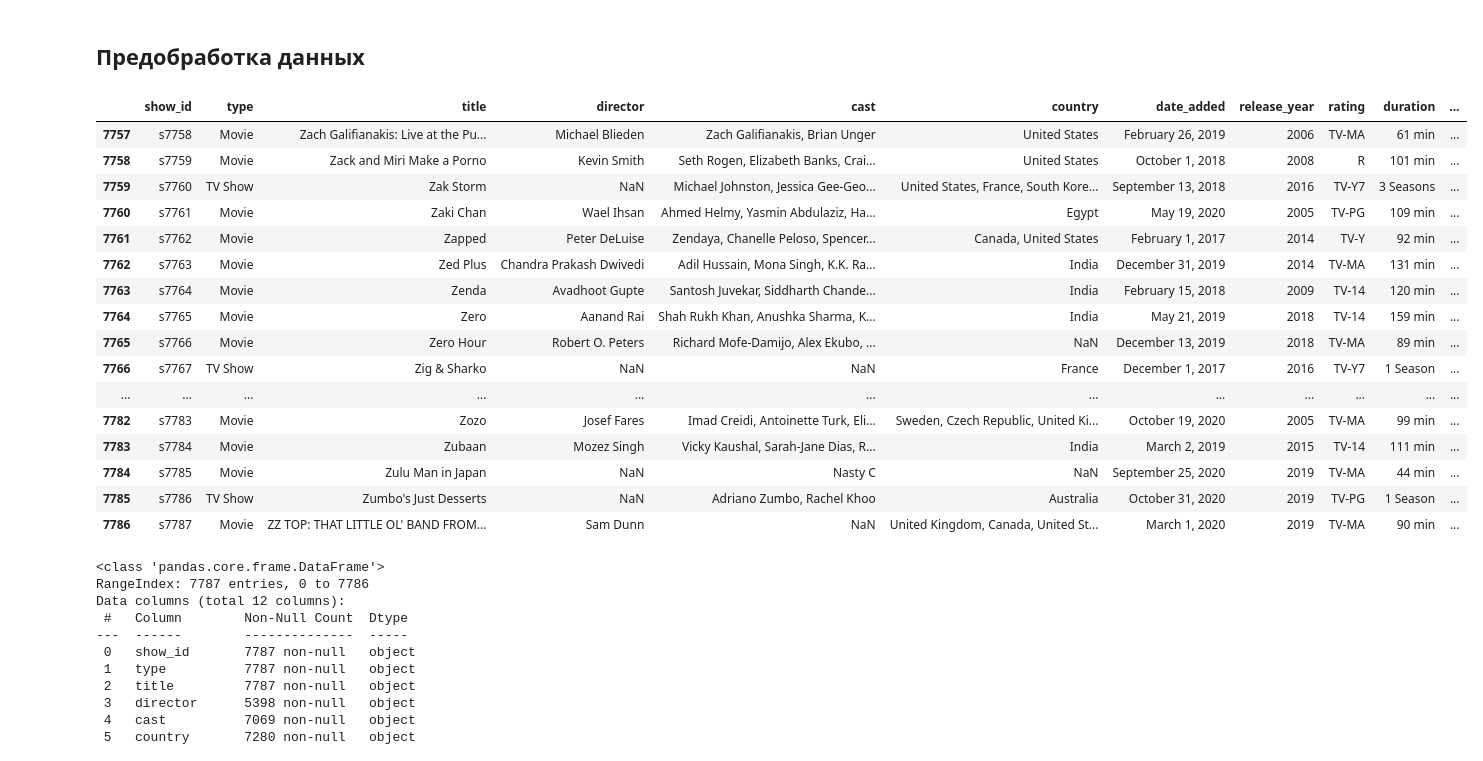
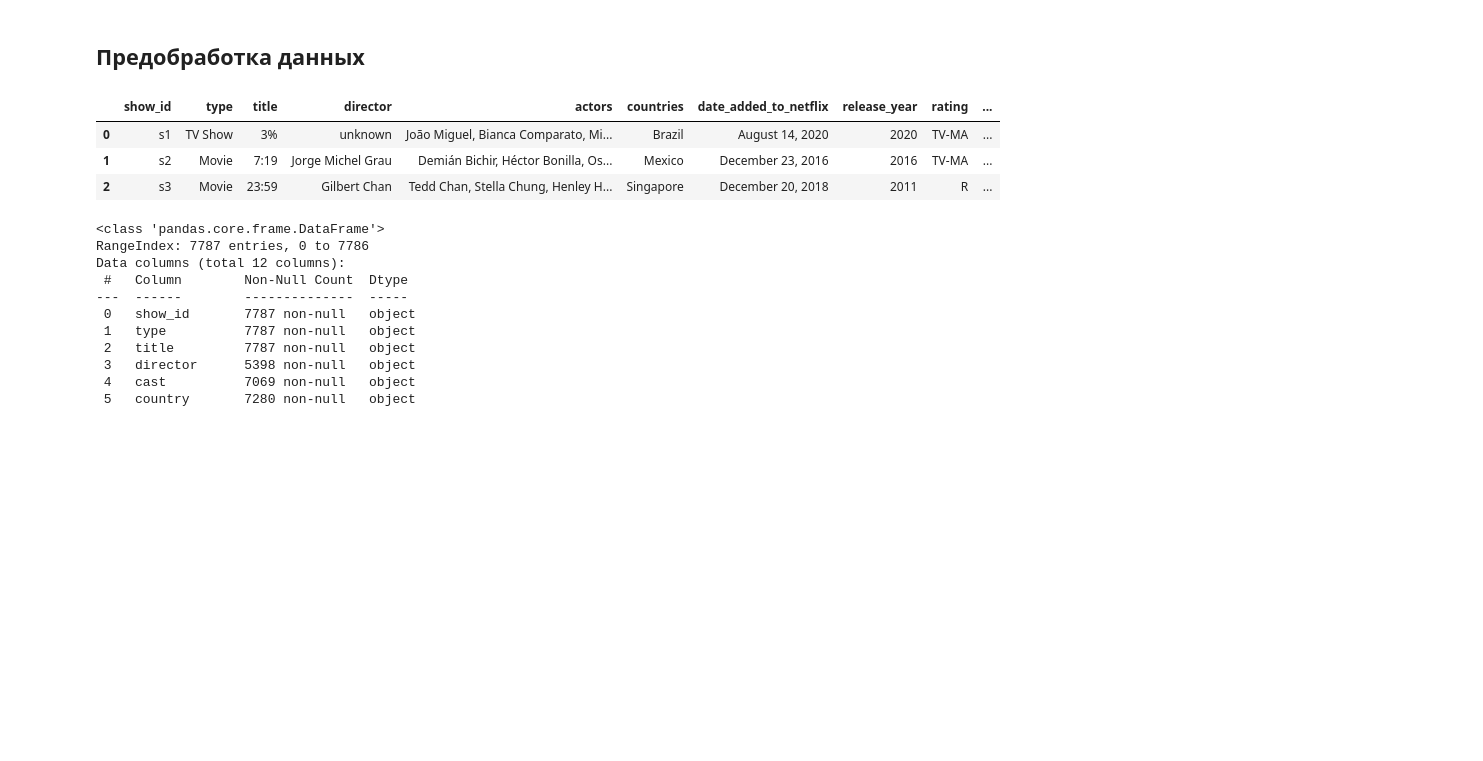
Before and after one commit to Penguin-Run/Netflix_Analysis, a Jupyter notebook: analysis.ipynb, the cells around one changed output. Drawn from its saved outputs; the diff is of its cells as text; code cells hidden in the pictures; blank space fills up the shorter version.

```diff
--- a/analysis.ipynb
+++ b/analysis.ipynb
@@ -17,25 +17,12 @@ import pandas as pd
 # %%
 df = pd.read_csv('./netflix_titles.csv')
 # %%
-df.tail(30)
+df.loc[:2]
 # %% [output]
-|  | show_id | type | title | director | cast | country | date_added | release_year | rating | duration | ... |
-| 7757 | s7758 | Movie | Zach Galifianakis: Live at the Pu... | Michael Blieden | Zach Galifianakis, Brian Unger | United States | February 26, 2019 | 2006 | TV-MA | 61 min | ... |
-| 7758 | s7759 | Movie | Zack and Miri Make a Porno | Kevin Smith | Seth Rogen, Elizabeth Banks, Crai... | United States | October 1, 2018 | 2008 | R | 101 min | ... |
-| 7759 | s7760 | TV Show | Zak Storm | NaN | Michael Johnston, Jessica Gee-Geo... | United States, France, South Kore... | September 13, 2018 | 2016 | TV-Y7 | 3 Seasons | ... |
-| 7760 | s7761 | Movie | Zaki Chan | Wael Ihsan | Ahmed Helmy, Yasmin Abdulaziz, Ha... | Egypt | May 19, 2020 | 2005 | TV-PG | 109 min | ... |
-| 7761 | s7762 | Movie | Zapped | Peter DeLuise | Zendaya, Chanelle Peloso, Spencer... | Canada, United States | February 1, 2017 | 2014 | TV-Y | 92 min | ... |
-| 7762 | s7763 | Movie | Zed Plus | Chandra Prakash Dwivedi | Adil Hussain, Mona Singh, K.K. Ra... | India | December 31, 2019 | 2014 | TV-MA | 131 min | ... |
-| 7763 | s7764 | Movie | Zenda | Avadhoot Gupte | Santosh Juvekar, Siddharth Chande... | India | February 15, 2018 | 2009 | TV-14 | 120 min | ... |
-| 7764 | s7765 | Movie | Zero | Aanand Rai | Shah Rukh Khan, Anushka Sharma, K... | India | May 21, 2019 | 2018 | TV-14 | 159 min | ... |
-| 7765 | s7766 | Movie | Zero Hour | Robert O. Peters | Richard Mofe-Damijo, Alex Ekubo, ... | NaN | December 13, 2019 | 2018 | TV-MA | 89 min | ... |
-| 7766 | s7767 | TV Show | Zig & Sharko | NaN | NaN | France | December 1, 2017 | 2016 | TV-Y7 | 1 Season | ... |
-| ... | ... | ... | ... | ... | ... | ... | ... | ... | ... | ... | ... |
-| 7782 | s7783 | Movie | Zozo | Josef Fares | Imad Creidi, Antoinette Turk, Eli... | Sweden, Czech Republic, United Ki... | October 19, 2020 | 2005 | TV-MA | 99 min | ... |
-| 7783 | s7784 | Movie | Zubaan | Mozez Singh | Vicky Kaushal, Sarah-Jane Dias, R... | India | March 2, 2019 | 2015 | TV-14 | 111 min | ... |
-| 7784 | s7785 | Movie | Zulu Man in Japan | NaN | Nasty C | NaN | September 25, 2020 | 2019 | TV-MA | 44 min | ... |
-| 7785 | s7786 | TV Show | Zumbo's Just Desserts | NaN | Adriano Zumbo, Rachel Khoo | Australia | October 31, 2020 | 2019 | TV-PG | 1 Season | ... |
-| 7786 | s7787 | Movie | ZZ TOP: THAT LITTLE OL' BAND FROM... | Sam Dunn | NaN | United Kingdom, Canada, United St... | March 1, 2020 | 2019 | TV-MA | 90 min | ... |
+|  | show_id | type | title | director | actors | countries | date_added_to_netflix | release_year | rating | ... |
+| 0 | s1 | TV Show | 3% | unknown | João Miguel, Bianca Comparato, Mi... | Brazil | August 14, 2020 | 2020 | TV-MA | ... |
+| 1 | s2 | Movie | 7:19 | Jorge Michel Grau | Demián Bichir, Héctor Bonilla, Os... | Mexico | December 23, 2016 | 2016 | TV-MA | ... |
+| 2 | s3 | Movie | 23:59 | Gilbert Chan | Tedd Chan, Stella Chung, Henley H... | Singapore | December 20, 2018 | 2011 | R | ... |
 # %%
 df.info()
 # %% [output]
```
Also changed, not shown: parts of 17 cells of this notebook.
